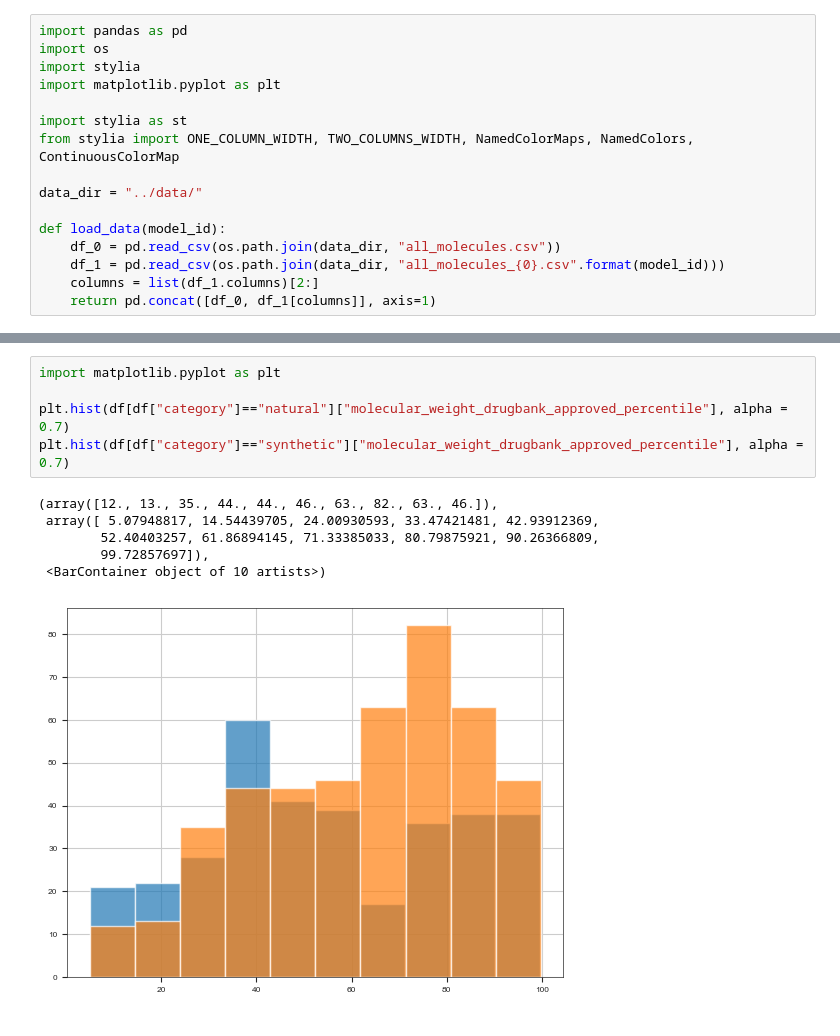
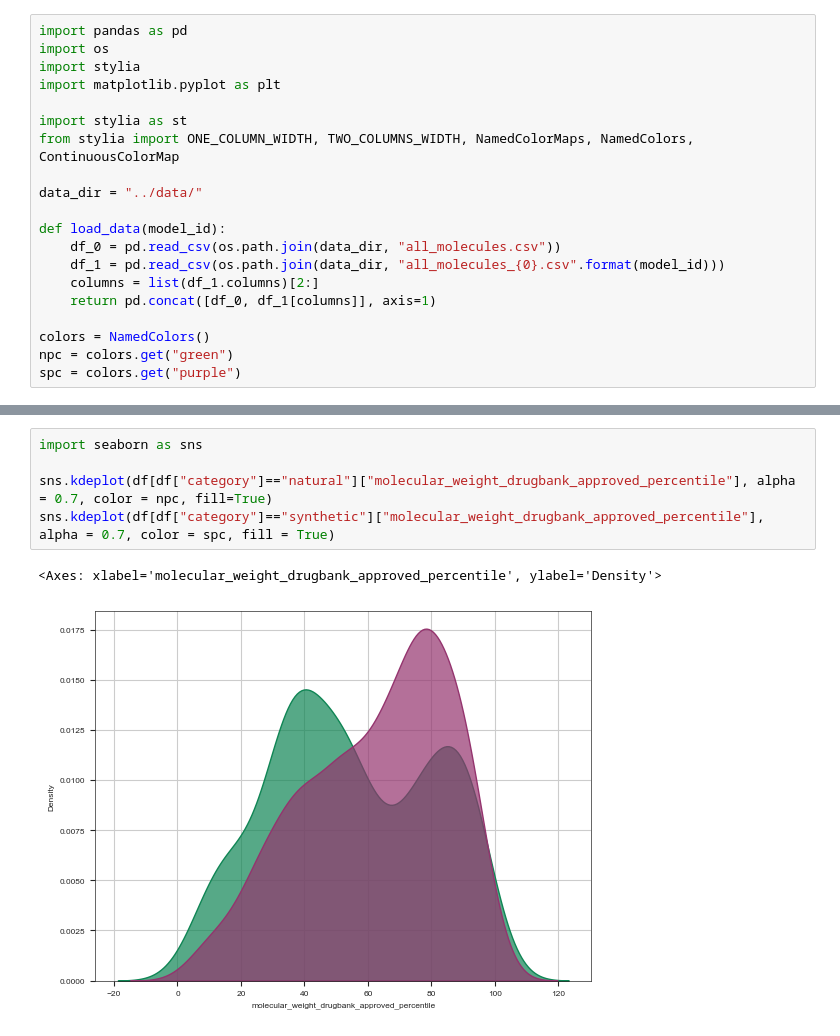
Before and after one commit to ersilia-os/sars-cov-2-chemspace, a Jupyter notebook: notebooks/02_ChemicalSpaceExploration.ipynb, the cells around one changed output, grey strips where cells are left out. Saved outputs shown, nothing was run; the diff lists cells and outputs as text.

```diff
--- a/notebooks/02_ChemicalSpaceExploration.ipynb
+++ b/notebooks/02_ChemicalSpaceExploration.ipynb
@@ -14,6 +14,10 @@ def load_data(model_id):
     df_1 = pd.read_csv(os.path.join(data_dir, "all_molecules_{0}.csv".format(model_id)))
     columns = list(df_1.columns)[2:]
     return pd.concat([df_0, df_1[columns]], axis=1)
+
+colors = NamedColors()
+npc = colors.get("green")
+spc = colors.get("purple")
 # %%
 df = load_data("eos9yui") #NP likeness
 df_ = load_data("eos8ioa") #NP score
@@ -193,12 +186,8 @@ df
 # %%
-import matplotlib.pyplot as plt
+import seaborn as sns
 
-plt.hist(df[df["category"]=="natural"]["molecular_weight_drugbank_approved_percentile"], alpha = 0.7)
-plt.hist(df[df["category"]=="synthetic"]["molecular_weight_drugbank_approved_percentile"], alpha = 0.7)
+sns.kdeplot(df[df["category"]=="natural"]["molecular_weight_drugbank_approved_percentile"], alpha = 0.7, color = npc, fill=True)
+sns.kdeplot(df[df["category"]=="synthetic"]["molecular_weight_drugbank_approved_percentile"], alpha = 0.7, color = spc, fill = True)
 # %% [output]
-(array([12., 13., 35., 44., 44., 46., 63., 82., 63., 46.]),
- array([ 5.07948817, 14.54439705, 24.00930593, 33.47421481, 42.93912369,
-        52.40403257, 61.86894145, 71.33385033, 80.79875921, 90.26366809,
-        99.72857697]),
- <BarContainer object of 10 artists>)
+<Axes: xlabel='molecular_weight_drugbank_approved_percentile', ylabel='Density'>
-[figure, old version]
+[figure, new version]
```
Also changed, not shown: parts of 9 cells of this notebook.
